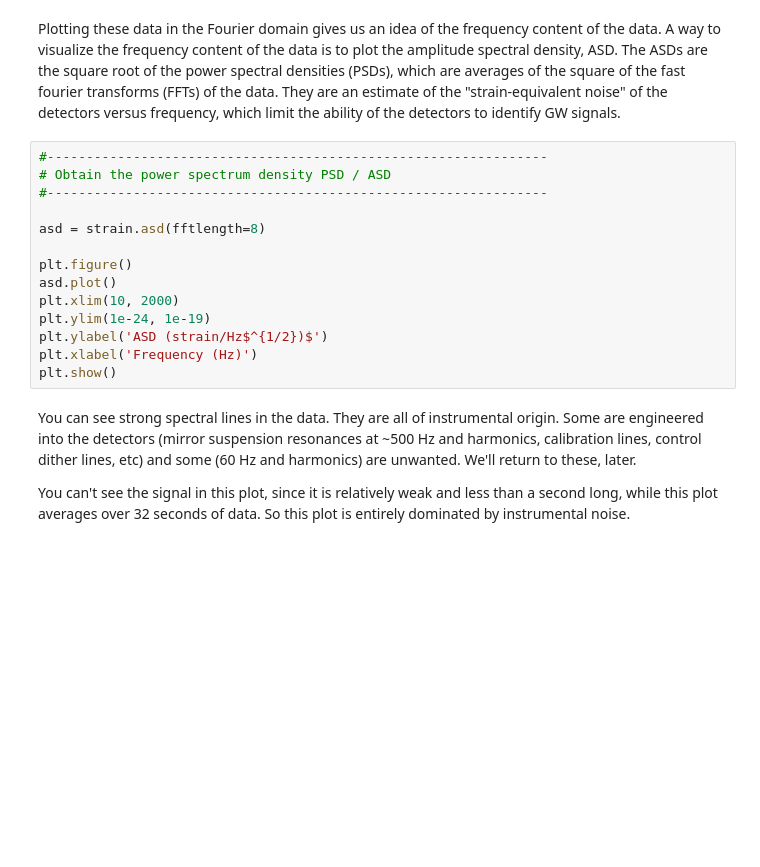
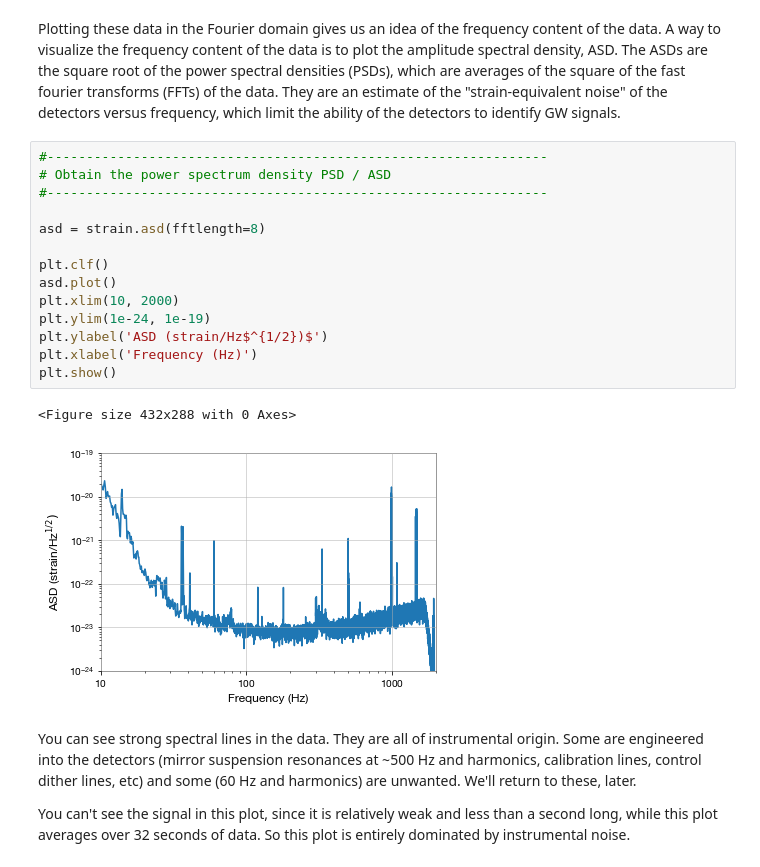
Before and after one commit to boundino/jlab, a Jupyter notebook: LIGO/LIGOtutorial814.ipynb, the cells around one changed output. Cells and saved outputs as stored; diff of their text form; blank space fills up the shorter version.

```diff
--- a/LIGO/LIGOtutorial814.ipynb
+++ b/LIGO/LIGOtutorial814.ipynb
@@ -67,17 +72,20 @@ Plotting these data in the Fourier domain gives us an idea of the frequency cont
 # %%
 #----------------------------------------------------------------
 # Obtain the power spectrum density PSD / ASD
 #----------------------------------------------------------------
 
 asd = strain.asd(fftlength=8)
 
-plt.figure()
+plt.clf()
 asd.plot()
 plt.xlim(10, 2000)
 plt.ylim(1e-24, 1e-19)
 plt.ylabel('ASD (strain/Hz$^{1/2})$')
 plt.xlabel('Frequency (Hz)')
 plt.show()
+# %% [output]
+<Figure size 432x288 with 0 Axes>
+[figure, added]
 # %% [markdown]
 You can see strong spectral lines in the data. They are all of instrumental origin. Some are engineered into the detectors (mirror suspension resonances at ~500 Hz and harmonics, calibration lines, control dither lines, etc) and some (60 Hz and harmonics) are unwanted. We'll return to these, later.
 
```
Also changed, not shown: parts of 16 cells of this notebook.
